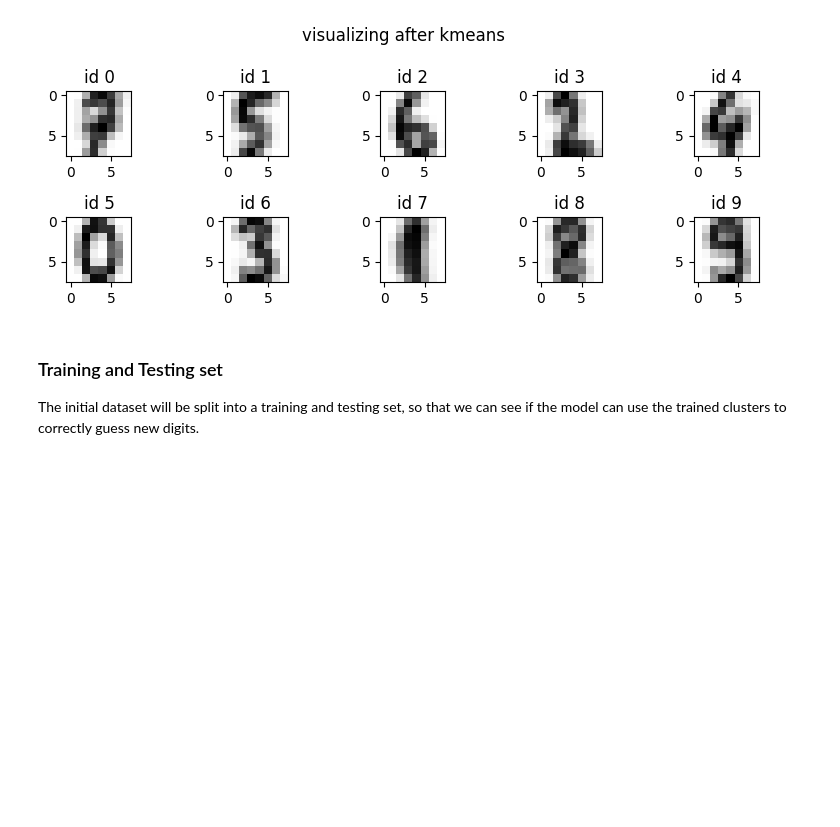
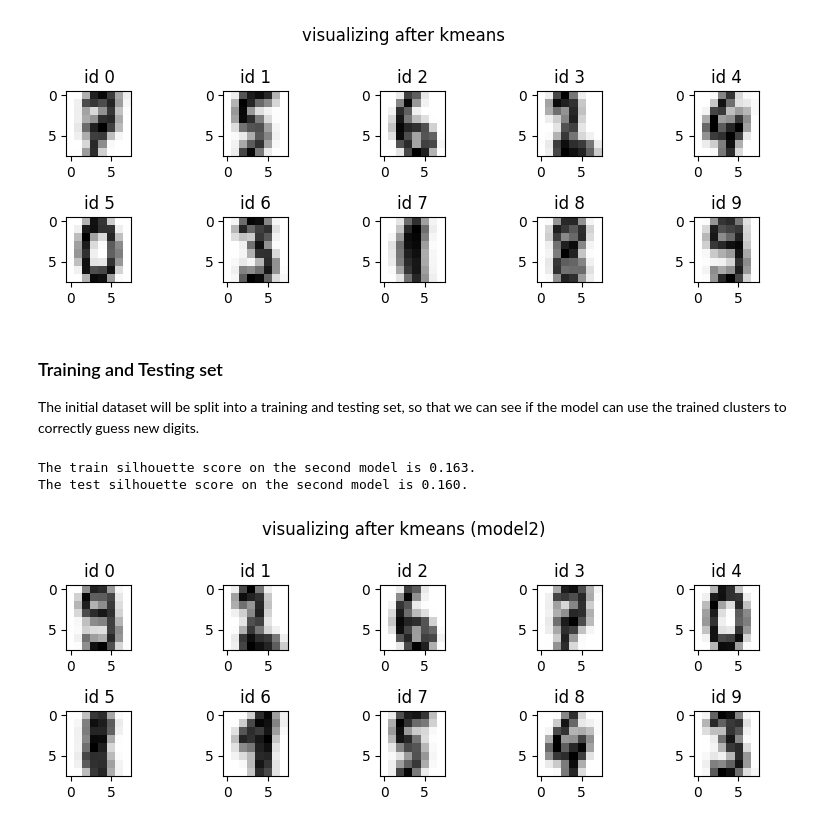
Before and after one commit to msamf/machineLearning_practice, a Jupyter notebook: kmeans_handwriting/script.ipynb, the cells around one changed output. Saved outputs shown, nothing was run; the diff lists cells and outputs as text; code cells hidden in the pictures; blank space fills up the shorter version.

```diff
--- a/kmeans_handwriting/script.ipynb
+++ b/kmeans_handwriting/script.ipynb
@@ -129,12 +129,33 @@ plt.show()
 ### Training and Testing set
 The initial dataset will be split into a training and testing set, so that we can see if the model can use the trained clusters to correctly guess new digits.
 # %%
-X_train, X_test, y_train, y_test = train_test_split(digits.data, digits.target, test_size=0.1, random_state=42)
+X_train, X_test, y_train, y_test = train_test_split(digits.data, digits.target, test_size=0.25, random_state=42)
 
 model2 = KMeans(n_clusters=k, random_state=42)
 model2.fit(X_train)
 
 # evaluate with the silhouette score
-score2 = silhouette_score(digits.data, digits.target)
-print(f"The silhouette score on the second model is {score2:.3f}.")
+train = silhouette_score(X_train, y_train)
+test = silhouette_score(X_test, y_test)
+print(f"The train silhouette score on the second model is {train:.3f}.")
+print(f"The test silhouette score on the second model is {test:.3f}.")
+# %% [output]
+The train silhouette score on the second model is 0.163.
+The test silhouette score on the second model is 0.160.
+# %%
+# visualizing centoids as digits
+fig = plt.figure(figsize=(8, 3))
+fig.suptitle("visualizing after kmeans (model2)")
+
+for i in range(10):
+  # Initialize subplots in a grid of 2X5, at i+1th position
+  ax = fig.add_subplot(2, 5, 1 + i)
+  ax.set_title(f"id {i}")
+  # Display images
+  ax.imshow(model2.cluster_centers_[i].reshape((8, 8)), cmap=plt.cm.binary)
+
+plt.tight_layout()
+plt.show()
+# %% [output]
+[figure, added]
 # %%
```
Also changed, not shown: parts of 1 cell of this notebook.
